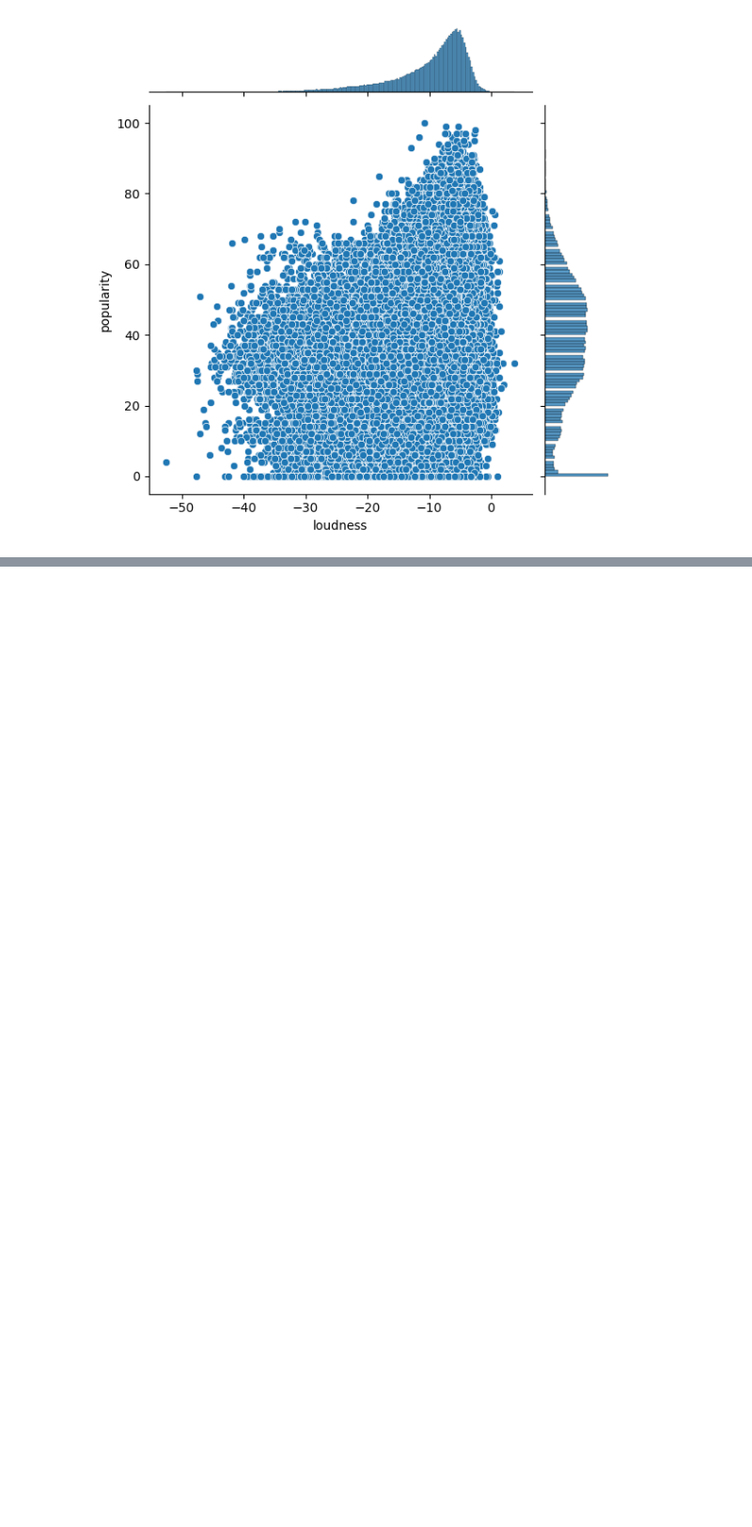
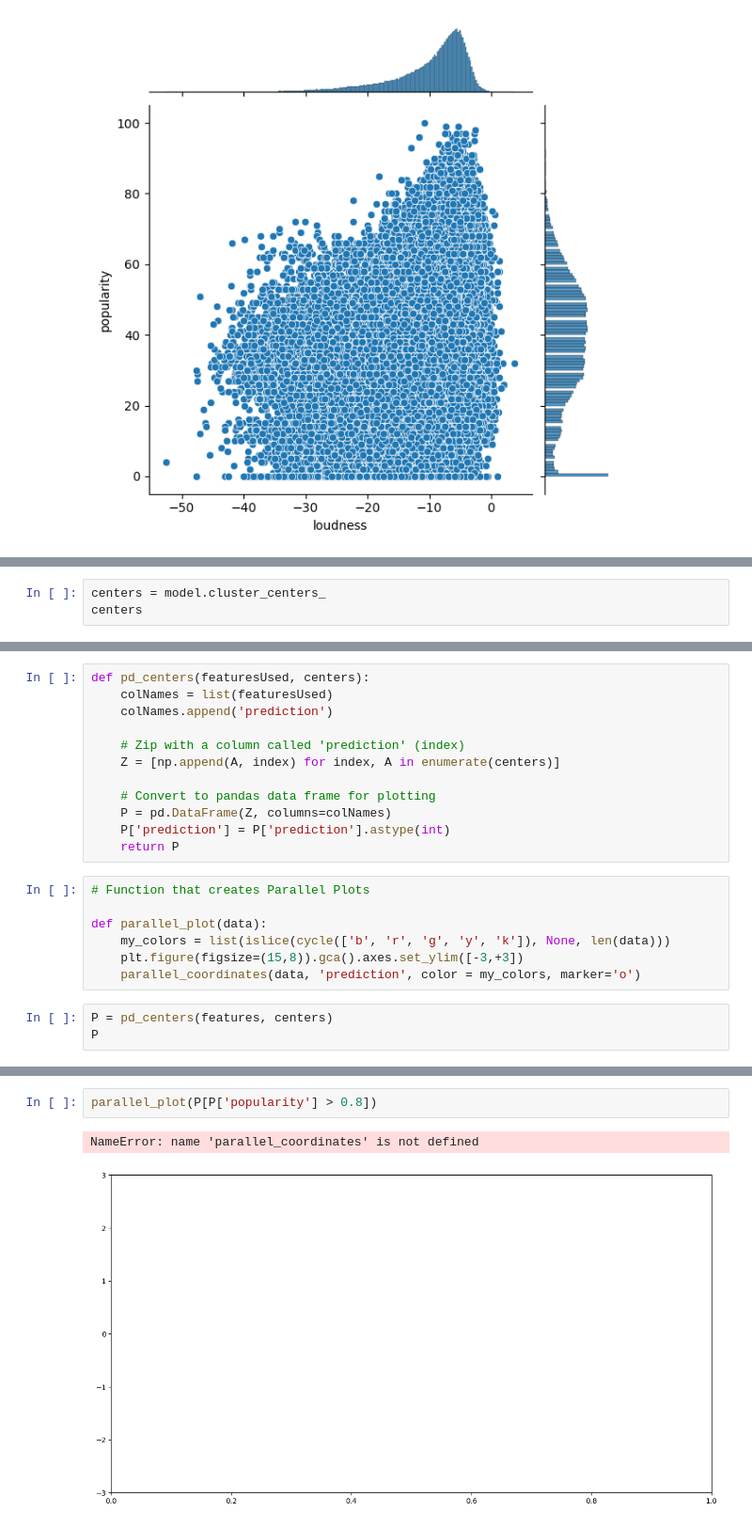
Before and after one commit to dillondiatlo/Team2, a Jupyter notebook: HS/harnish.ipynb, the cells around one changed output, grey strips where cells are left out. Shown at 94% size. Saved outputs shown, nothing was run; the diff lists cells and outputs as text; blank space fills up the shorter version.

```diff
--- a/HS/harnish.ipynb
+++ b/HS/harnish.ipynb
@@ -180,0 +221,3 @@ NameError: name 'testing_data' is not defined
+# %%
+centers = model.cluster_centers_
+centers
@@ -180,0 +242,22 @@ NameError: name 'testing_data' is not defined
+# %%
+def pd_centers(featuresUsed, centers):
+    colNames = list(featuresUsed)
+    colNames.append('prediction')
+
+    # Zip with a column called 'prediction' (index)
+    Z = [np.append(A, index) for index, A in enumerate(centers)]
+
+    # Convert to pandas data frame for plotting
+    P = pd.DataFrame(Z, columns=colNames)
+    P['prediction'] = P['prediction'].astype(int)
+    return P
+# %%
+# Function that creates Parallel Plots
+
+def parallel_plot(data):
+    my_colors = list(islice(cycle(['b', 'r', 'g', 'y', 'k']), None, len(data)))
+    plt.figure(figsize=(15,8)).gca().axes.set_ylim([-3,+3])
+    parallel_coordinates(data, 'prediction', color = my_colors, marker='o')
+# %%
+P = pd_centers(features, centers)
+P
@@ -180,0 +297,5 @@ NameError: name 'testing_data' is not defined
+# %%
+parallel_plot(P[P['popularity'] > 0.8])
+# %% [output]
+NameError: name 'parallel_coordinates' is not defined
+[figure, added]
```
Also changed, not shown: parts of 12 cells of this notebook.
